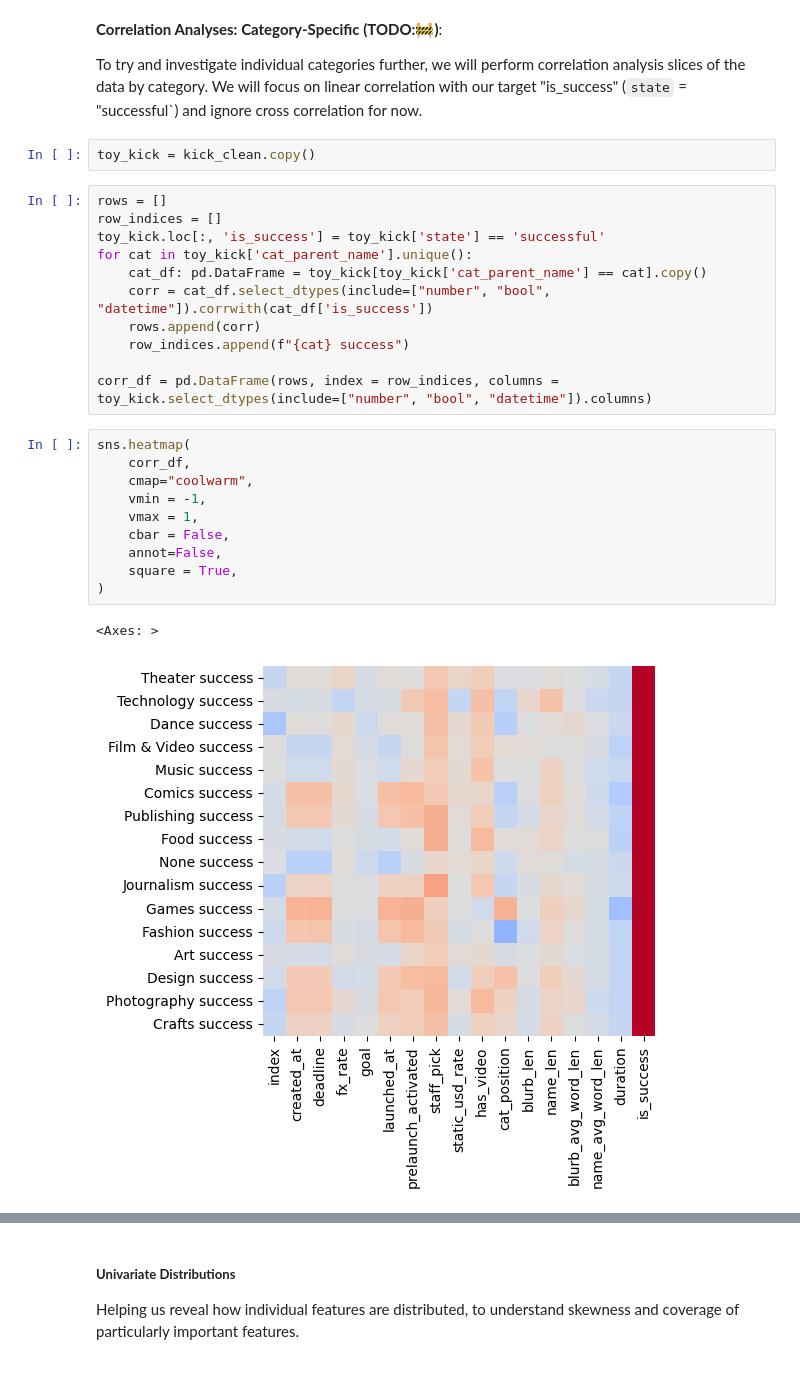
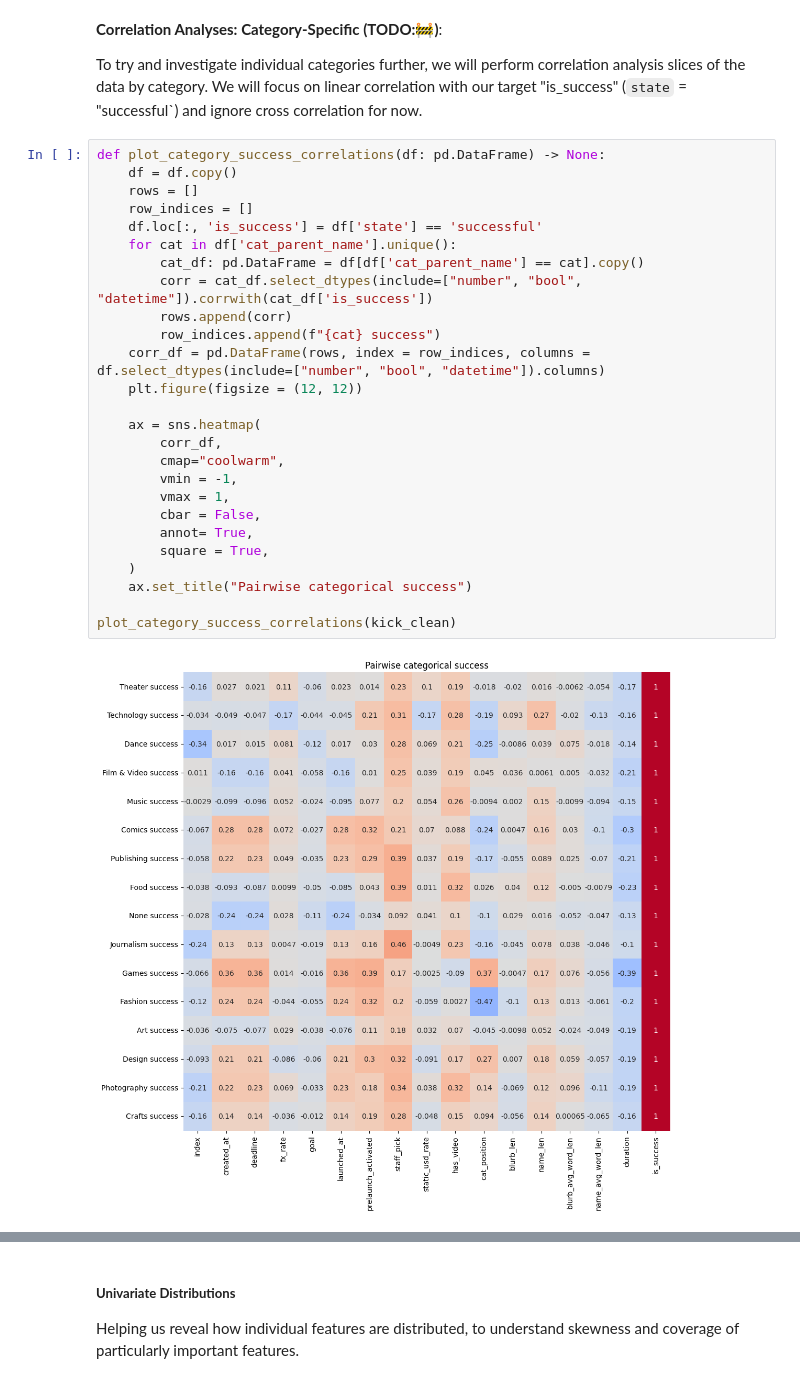
Before and after one commit to DVDMVN/CMSE802_PROJECT, a Jupyter notebook: notebooks/exploration.ipynb, the cells around one changed output, grey strips where cells are left out. Saved outputs shown, nothing was run; the diff lists cells and outputs as text.

```diff
--- a/notebooks/exploration.ipynb
+++ b/notebooks/exploration.ipynb
@@ -1004,29 +1008,31 @@ The overall uninspiring linear correlation values suggests that nonlinear or int
 **Correlation Analyses: Category-Specific (TODO:🚧)**:
 
 To try and investigate individual categories further, we will perform correlation analysis slices of the data by category. We will focus on linear correlation with our target "is_success" (`state` = "successful`) and ignore cross correlation for now.
-# %%
-toy_kick = kick_clean.copy()
 # %%
-rows = []
-row_indices = []
-toy_kick.loc[:, 'is_success'] = toy_kick['state'] == 'successful'
-for cat in toy_kick['cat_parent_name'].unique():
-    cat_df: pd.DataFrame = toy_kick[toy_kick['cat_parent_name'] == cat].copy()
-    corr = cat_df.select_dtypes(include=["number", "bool", "datetime"]).corrwith(cat_df['is_success'])
-    rows.append(corr)
-    row_indices.append(f"{cat} success")
+def plot_category_success_correlations(df: pd.DataFrame) -> None:
+    df = df.copy()
+    rows = []
+    row_indices = []
+    df.loc[:, 'is_success'] = df['state'] == 'successful'
+    for cat in df['cat_parent_name'].unique():
+        cat_df: pd.DataFrame = df[df['cat_parent_name'] == cat].copy()
+        corr = cat_df.select_dtypes(include=["number", "bool", "datetime"]).corrwith(cat_df['is_success'])
+        rows.append(corr)
+        row_indices.append(f"{cat} success")
+    corr_df = pd.DataFrame(rows, index = row_indices, columns = df.select_dtypes(include=["number", "bool", "datetime"]).columns)
+    plt.figure(figsize = (12, 12))
 
-corr_df = pd.DataFrame(rows, index = row_indices, columns = toy_kick.select_dtypes(include=["number", "bool", "datetime"]).columns)
+    ax = sns.heatmap(
+        corr_df,
+        cmap="coolwarm",
+        vmin = -1,
+        vmax = 1,
+        cbar = False,
+        annot= True,
+        square = True,
+    )
+    ax.set_title("Pairwise categorical success")
+
+plot_category_success_correlations(kick_clean)
+# %% [output]
+[figure, added]
-# %%
-sns.heatmap(
-    corr_df,
-    cmap="coolwarm",
-    vmin = -1,
-    vmax = 1,
-    cbar = False,
-    annot=False,
-    square = True,
-)
-# %% [output]
-<Axes: >
-[figure, removed]
```
Also changed, not shown: parts of 15 cells of this notebook, 1 other file.
